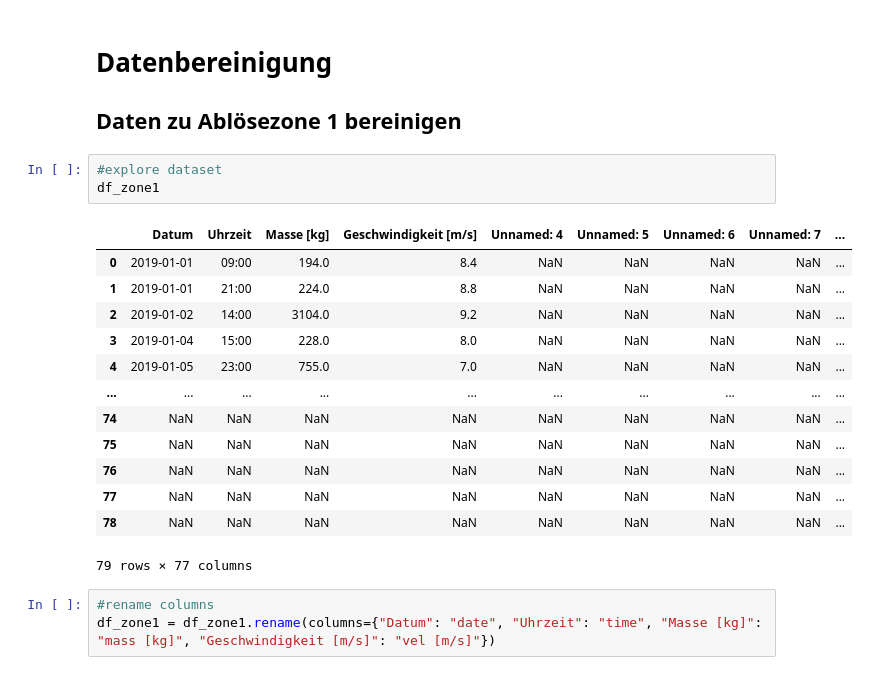
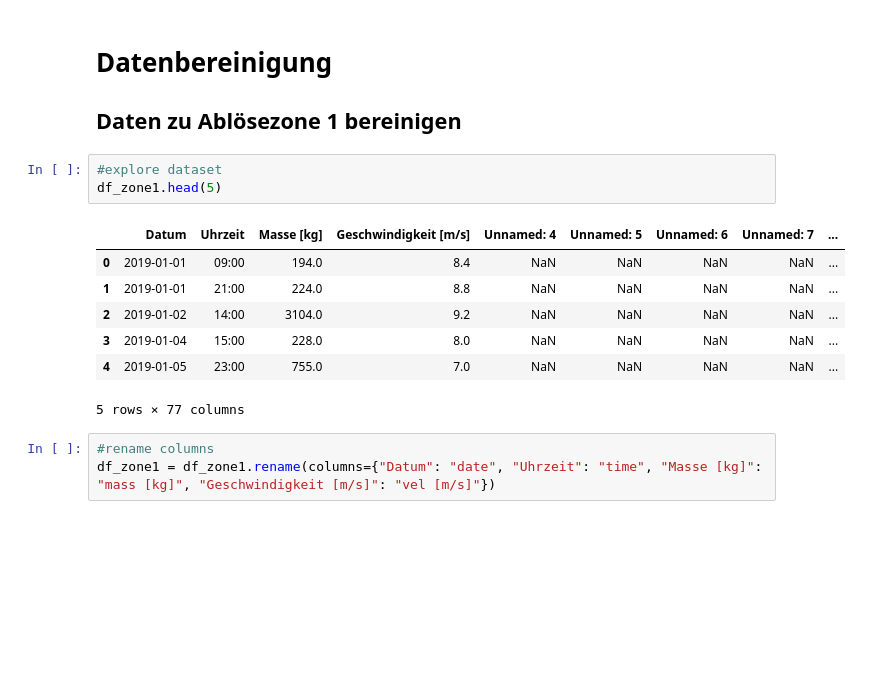
Before and after one commit to ChristianHeeb/cwm1_challenge, a Jupyter notebook: 01_notebook/notebook.ipynb, the cells around one changed output. Cells and saved outputs as stored; diff of their text form; blank space fills up the shorter version.

```diff
--- a/01_notebook/notebook.ipynb
+++ b/01_notebook/notebook.ipynb
@@ -46,21 +46,15 @@ df_zone2 = pd.read_csv("https://www.dropbox.com/s/3nk9pv7nzz8f0qb/out_2.csv?dl=1
 ## Daten zu Ablösezone 1 bereinigen
 # %%
 #explore dataset
-df_zone1
+df_zone1.head(5)
 # %% [output]
 |  | Datum | Uhrzeit | Masse [kg] | Geschwindigkeit [m/s] | Unnamed: 4 | Unnamed: 5 | Unnamed: 6 | Unnamed: 7 | ... |
 | 0 | 2019-01-01 | 09:00 | 194.0 | 8.4 | NaN | NaN | NaN | NaN | ... |
 | 1 | 2019-01-01 | 21:00 | 224.0 | 8.8 | NaN | NaN | NaN | NaN | ... |
 | 2 | 2019-01-02 | 14:00 | 3104.0 | 9.2 | NaN | NaN | NaN | NaN | ... |
 | 3 | 2019-01-04 | 15:00 | 228.0 | 8.0 | NaN | NaN | NaN | NaN | ... |
 | 4 | 2019-01-05 | 23:00 | 755.0 | 7.0 | NaN | NaN | NaN | NaN | ... |
-| ... | ... | ... | ... | ... | ... | ... | ... | ... | ... |
-| 74 | NaN | NaN | NaN | NaN | NaN | NaN | NaN | NaN | ... |
-| 75 | NaN | NaN | NaN | NaN | NaN | NaN | NaN | NaN | ... |
-| 76 | NaN | NaN | NaN | NaN | NaN | NaN | NaN | NaN | ... |
-| 77 | NaN | NaN | NaN | NaN | NaN | NaN | NaN | NaN | ... |
-| 78 | NaN | NaN | NaN | NaN | NaN | NaN | NaN | NaN | ... |
-79 rows × 77 columns
+5 rows × 77 columns
 # %%
 #rename columns
 df_zone1 = df_zone1.rename(columns={"Datum": "date", "Uhrzeit": "time", "Masse [kg]": "mass [kg]", "Geschwindigkeit [m/s]": "vel [m/s]"})
```
Also changed, not shown: parts of 9 cells of this notebook.
